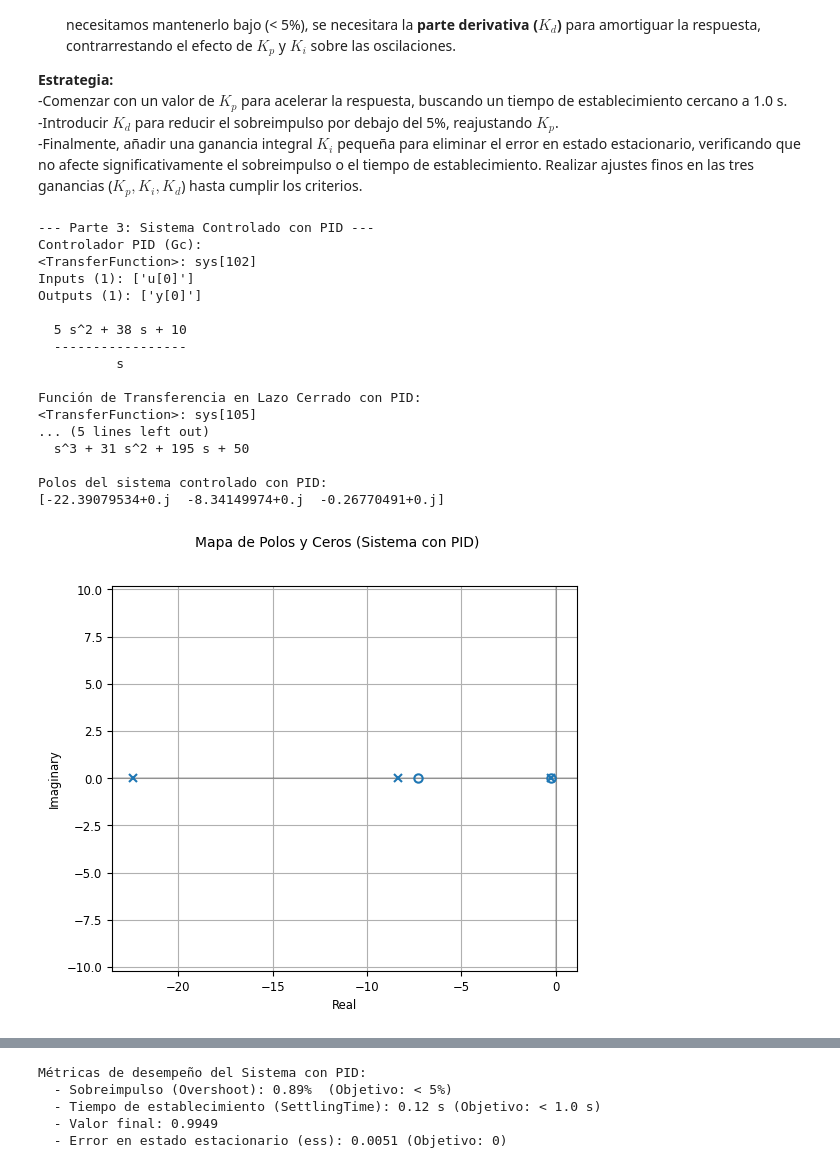
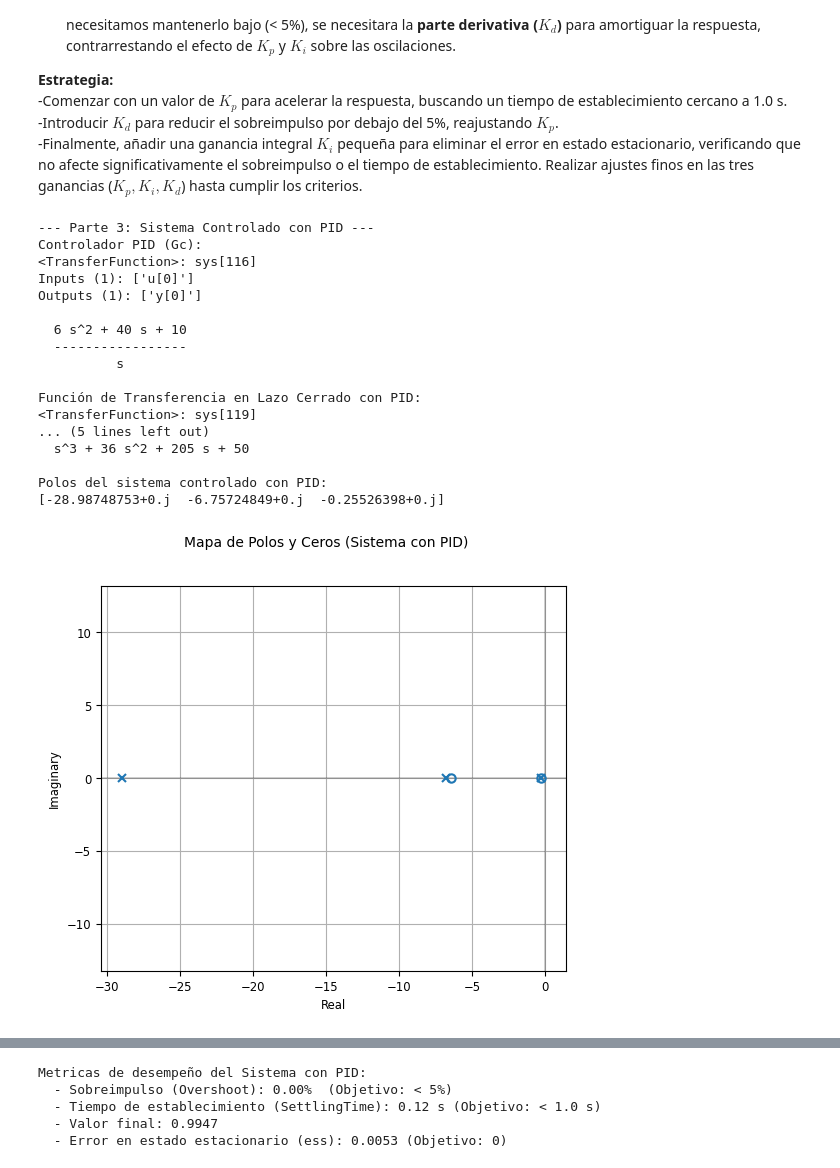
Before and after one commit to Ang-Raf/control-clasico, a Jupyter notebook: examenes/E_2_Controlador_PID.ipynb, the cells around one changed output, grey strips where cells are left out. Saved outputs shown, nothing was run; the diff lists cells and outputs as text; code cells hidden in the pictures.

```diff
--- a/examenes/E_2_Controlador_PID.ipynb
+++ b/examenes/E_2_Controlador_PID.ipynb
@@ -156,9 +156,9 @@ Observando las metricas del sistema base (Error $e_{ss}=0.5$, Sobreimpulso=0%, T
 # Parte 3: Implementación del controlador PID sintonizado
 
 # 1. Definir las ganancias Kp, Ki y Kd
-Kp = 38  # Ganancia Proporcional
+Kp = 40  # Ganancia Proporcional
 Ki = 10  # Ganancia Integral
-Kd = 5  # Ganancia Derivativa
+Kd = 6  # Ganancia Derivativa
 
 # 2. Crear la FT del controlador PID
 num_pid = [Kd, Kp, Ki]
@@ -192,41 +192,41 @@ plt.figure(figsize=(10, 6))
 plt.plot(t_base, y_base, label="Respuesta Base (sin controlador)")
 plt.plot(t_pid, y_pid, label=f"Respuesta con PID (Kp={Kp:.2f}, Ki={Ki:.2f}, Kd={Kd:.2f})")
 plt.axhline(y=1, color="r", linestyle="--", label="Referencia (Setpoint)")
-plt.title("Comparación: Respuesta Base vs Respuesta con PID Sintonizado")
+plt.title("Comparación: Respuesta Base Y Respuesta con PID Sintonizado")
 plt.xlabel("Tiempo (s)")
 plt.ylabel("Amplitud")
 plt.legend()
 plt.grid(True)
 plt.show()
 
 # 7. Imprimir las metricas de desempeño finales
-print("\nMétricas de desempeño del Sistema con PID:")
+print("\nMetricas de desempeño del Sistema con PID:")
 info_pid = ct.step_info(sistema_pid)
 
 print(f"  - Sobreimpulso (Overshoot): {info_pid.get('Overshoot', 0):.2f}%  (Objetivo: < 5%)")
 print(f"  - Tiempo de establecimiento (SettlingTime): {info_pid.get('SettlingTime', 0):.2f} s (Objetivo: < 1.0 s)")
 
 # Calcular el error en estado estacionario
 valor_final_pid = y_pid[-1]
 error_ss_pid = 1 - valor_final_pid
 print(f"  - Valor final: {valor_final_pid:.4f}")
 print(f"  - Error en estado estacionario (ess): {error_ss_pid:.4f} (Objetivo: 0)")
 # %% [output]
 --- Parte 3: Sistema Controlado con PID ---
 Controlador PID (Gc):
-<TransferFunction>: sys[102]
+<TransferFunction>: sys[116]
 Inputs (1): ['u[0]']
 Outputs (1): ['y[0]']
 
-  5 s^2 + 38 s + 10
+  6 s^2 + 40 s + 10
   -----------------
           s
 
 Función de Transferencia en Lazo Cerrado con PID:
-<TransferFunction>: sys[105]
+<TransferFunction>: sys[119]
 ... (5 lines left out)
-  s^3 + 31 s^2 + 195 s + 50
+  s^3 + 36 s^2 + 205 s + 50
 
 Polos del sistema controlado con PID:
-[-22.39079534+0.j  -8.34149974+0.j  -0.26770491+0.j]
+[-28.98748753+0.j  -6.75724849+0.j  -0.25526398+0.j]
-[figure, old version]
+[figure, new version]
@@ -234,5 +234,5 @@ Polos del sistema controlado con PID:
-Métricas de desempeño del Sistema con PID:
-  - Sobreimpulso (Overshoot): 0.89%  (Objetivo: < 5%)
+Metricas de desempeño del Sistema con PID:
+  - Sobreimpulso (Overshoot): 0.00%  (Objetivo: < 5%)
   - Tiempo de establecimiento (SettlingTime): 0.12 s (Objetivo: < 1.0 s)
-  - Valor final: 0.9949
-  - Error en estado estacionario (ess): 0.0051 (Objetivo: 0)
+  - Valor final: 0.9947
+  - Error en estado estacionario (ess): 0.0053 (Objetivo: 0)
```
Also changed, not shown: parts of 1 cell of this notebook.
